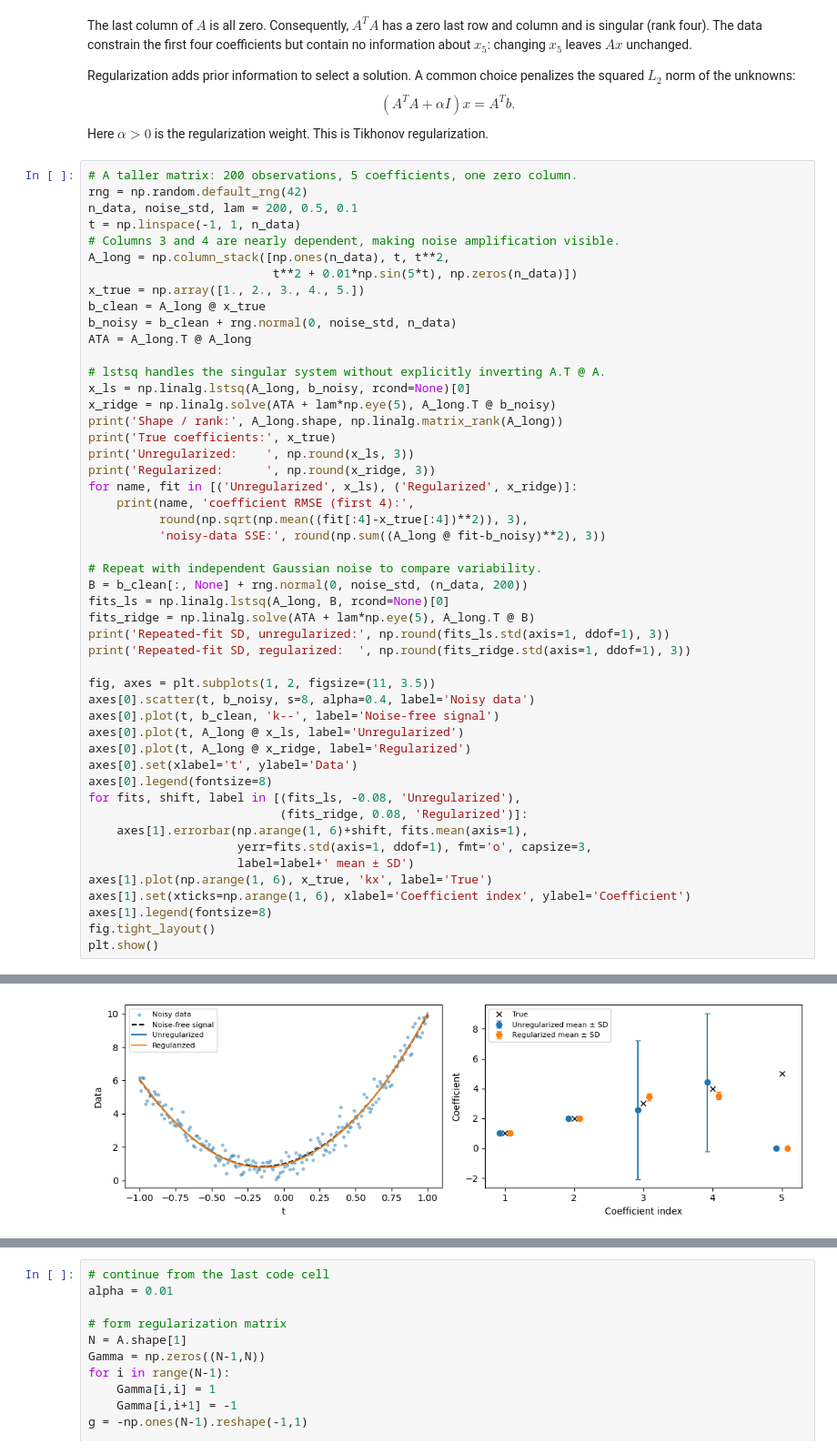
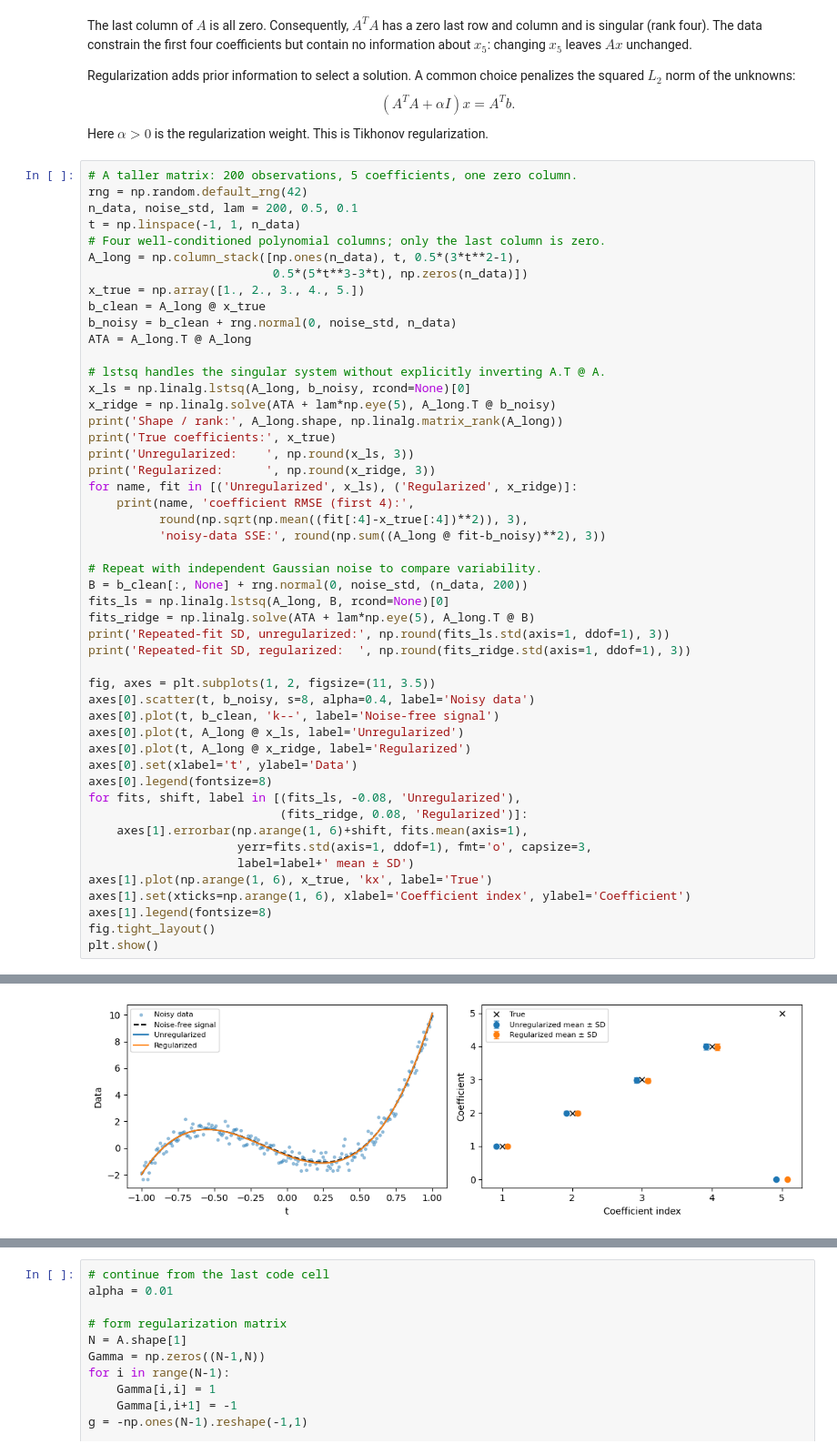
Before and after one commit to jinwar/GeophysicsComputing_GPGN436536, a Jupyter notebook: 09_Regression.ipynb, the cells around one changed output, grey strips where cells are left out. Shown at 91% size. Saved outputs shown, nothing was run; the diff lists cells and outputs as text.

Commit message:
Remove near-dependent columns from noisy regularization example

```diff
--- a/09_Regression.ipynb
+++ b/09_Regression.ipynb
@@ -593,9 +593,9 @@ Here $\alpha>0$ is the regularization weight. This is Tikhonov regularization.
 rng = np.random.default_rng(42)
 n_data, noise_std, lam = 200, 0.5, 0.1
 t = np.linspace(-1, 1, n_data)
-# Columns 3 and 4 are nearly dependent, making noise amplification visible.
-A_long = np.column_stack([np.ones(n_data), t, t**2,
-                          t**2 + 0.01*np.sin(5*t), np.zeros(n_data)])
+# Four well-conditioned polynomial columns; only the last column is zero.
+A_long = np.column_stack([np.ones(n_data), t, 0.5*(3*t**2-1),
+                          0.5*(5*t**3-3*t), np.zeros(n_data)])
 x_true = np.array([1., 2., 3., 4., 5.])
 b_clean = A_long @ x_true
 b_noisy = b_clean + rng.normal(0, noise_std, n_data)
@@ -649,2 +649,2 @@ Repeated-fit SD, regularized:   [0.051 0.058 0.231 0.226 0.   ]
-[figure, old version]
+[figure, new version]
 # %% [markdown]
```
Also changed, not shown: parts of 2 cells of this notebook.
